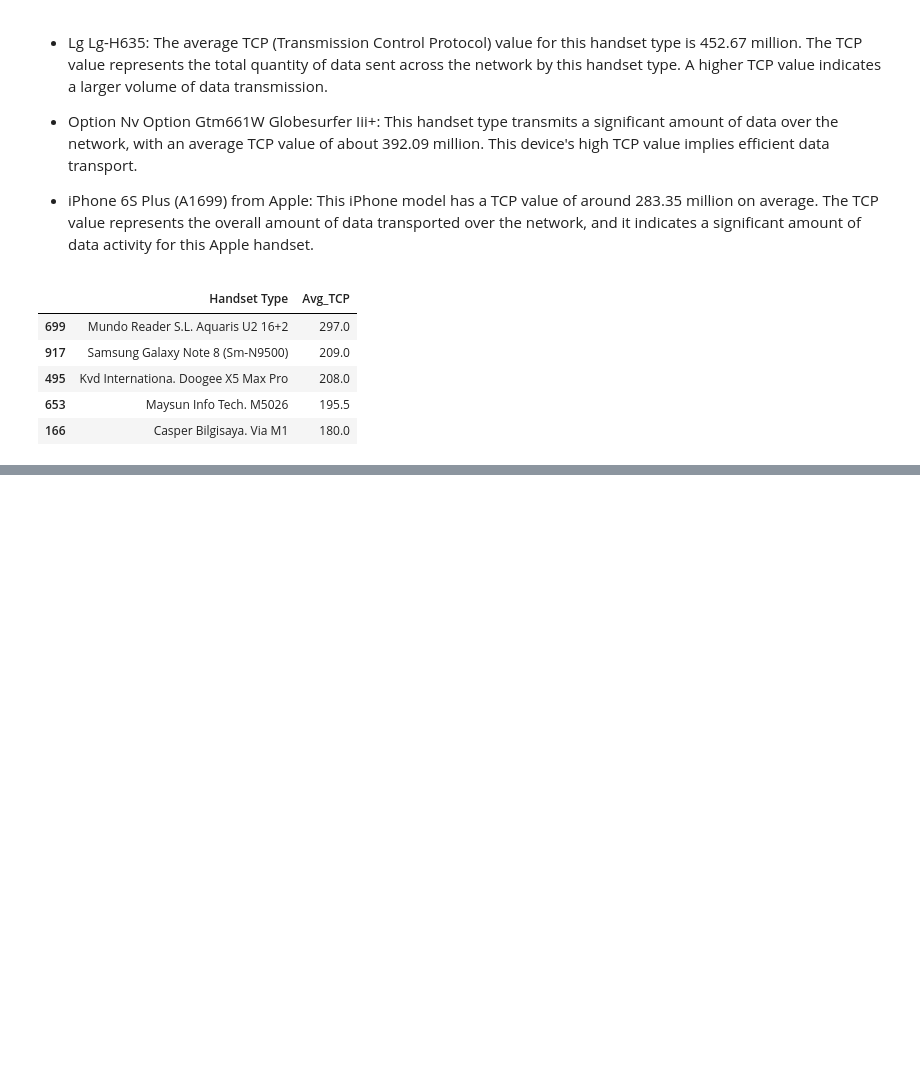
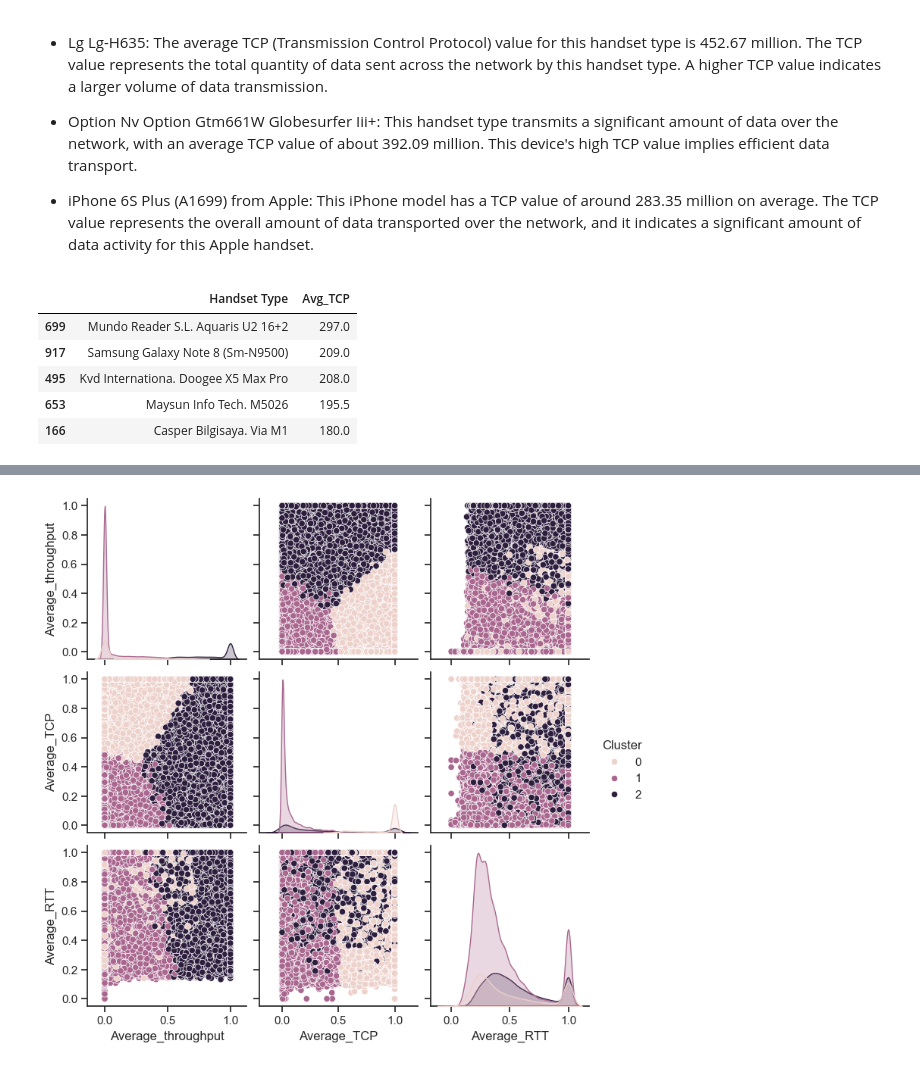
Before and after one commit to Azizadx/user_analytics_in_the_telecommunication, a Jupyter notebook: notebooks/experence_analytics/experence_analytics.ipynb, the cells around one changed output, grey strips where cells are left out. Drawn from its saved outputs; the diff is of its cells as text; code cells hidden in the pictures; blank space fills up the shorter version.

```diff
--- a/notebooks/experence_analytics/experence_analytics.ipynb
+++ b/notebooks/experence_analytics/experence_analytics.ipynb
@@ -448,0 +573,8 @@ result_df_tcp.tail()
+# %%
+sns.set(style="ticks")
+
+# Pair plot with color-coded clusters
+sns.pairplot(new_normalized_df, hue='Cluster', vars=features_for_clustering)
+plt.show()
+# %% [output]
+[figure, added]
```
Also changed, not shown: parts of 15 cells of this notebook.
